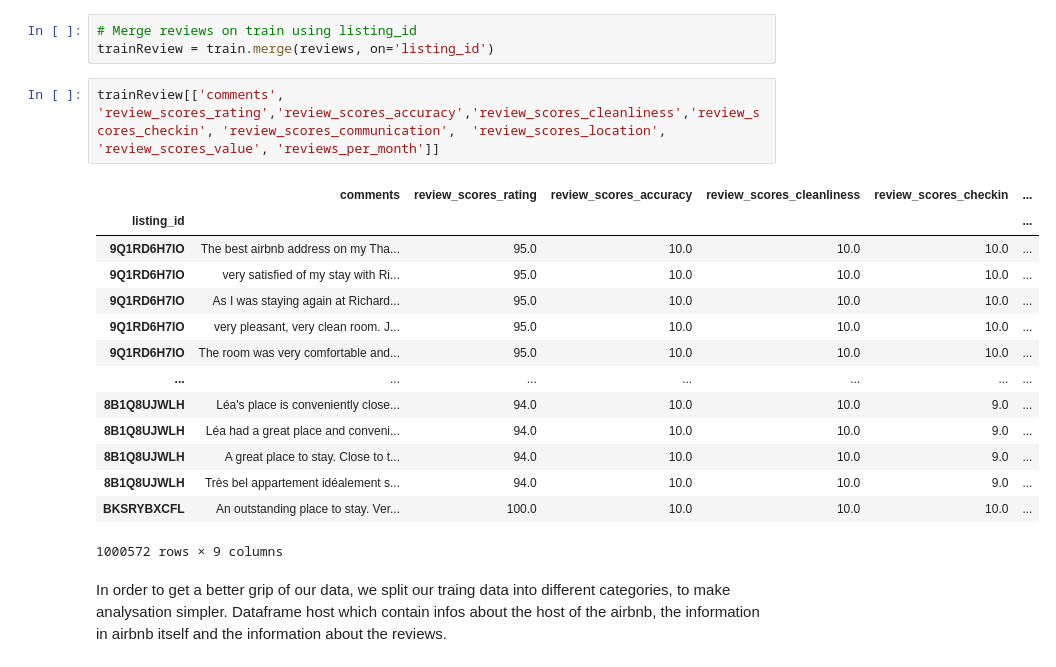
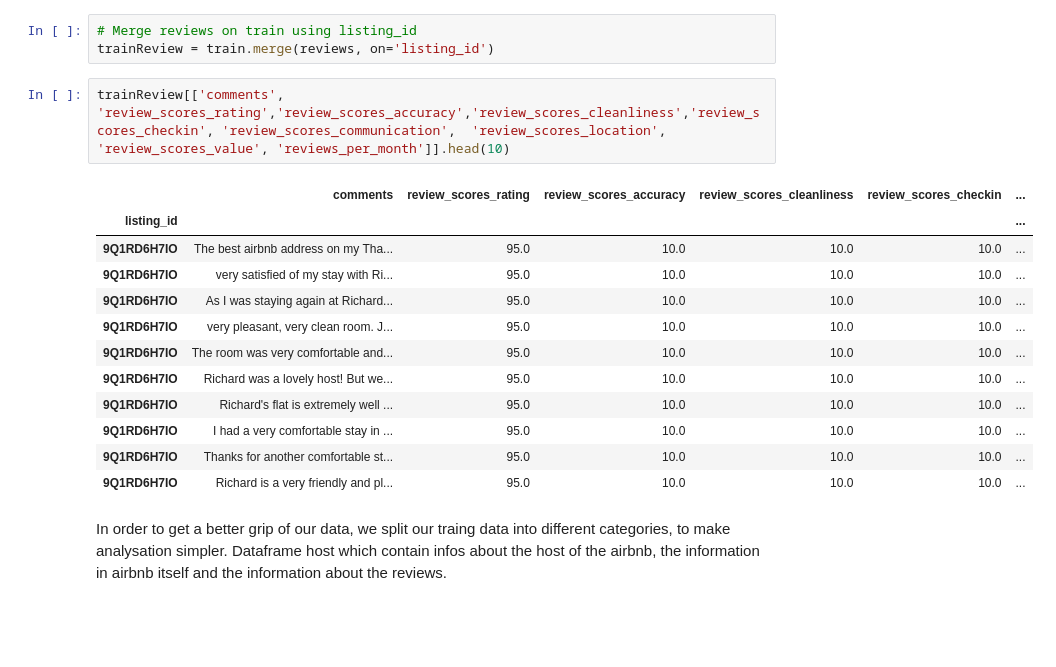
Before and after one commit to Janalytics94/AirBnBpricePredictor, a Jupyter notebook: notebooks/airbnb.ipynb, the cells around one changed output. Drawn from its saved outputs; the diff is of its cells as text; blank space fills up the shorter version.

```diff
--- a/notebooks/airbnb.ipynb
+++ b/notebooks/airbnb.ipynb
@@ -221,22 +467,20 @@ dtype: int64
 # Merge reviews on train using listing_id
 trainReview = train.merge(reviews, on='listing_id')
 # %%
-trainReview[['comments', 'review_scores_rating','review_scores_accuracy','review_scores_cleanliness','review_scores_checkin',	'review_scores_communication',	'review_scores_location',	'review_scores_value', 'reviews_per_month']]
+trainReview[['comments', 'review_scores_rating','review_scores_accuracy','review_scores_cleanliness','review_scores_checkin',	'review_scores_communication',	'review_scores_location',	'review_scores_value', 'reviews_per_month']].head(10)
 # %% [output]
 |  | comments | review_scores_rating | review_scores_accuracy | review_scores_cleanliness | review_scores_checkin | ... |
 | listing_id |  |  |  |  |  | ... |
 | 9Q1RD6H7IO | The best airbnb address on my Tha... | 95.0 | 10.0 | 10.0 | 10.0 | ... |
 | 9Q1RD6H7IO | very satisfied of my stay with Ri... | 95.0 | 10.0 | 10.0 | 10.0 | ... |
 | 9Q1RD6H7IO | As I was staying again at Richard... | 95.0 | 10.0 | 10.0 | 10.0 | ... |
 | 9Q1RD6H7IO | very pleasant, very clean room. J... | 95.0 | 10.0 | 10.0 | 10.0 | ... |
 | 9Q1RD6H7IO | The room was very comfortable and... | 95.0 | 10.0 | 10.0 | 10.0 | ... |
-| ... | ... | ... | ... | ... | ... | ... |
-| 8B1Q8UJWLH | Léa's place is conveniently close... | 94.0 | 10.0 | 10.0 | 9.0 | ... |
-| 8B1Q8UJWLH | Léa had a great place and conveni... | 94.0 | 10.0 | 10.0 | 9.0 | ... |
-| 8B1Q8UJWLH | A great place to stay. Close to t... | 94.0 | 10.0 | 10.0 | 9.0 | ... |
-| 8B1Q8UJWLH | Très bel appartement idéalement s... | 94.0 | 10.0 | 10.0 | 9.0 | ... |
-| BKSRYBXCFL | An outstanding place to stay. Ver... | 100.0 | 10.0 | 10.0 | 10.0 | ... |
+| 9Q1RD6H7IO | Richard was a lovely host! But we... | 95.0 | 10.0 | 10.0 | 10.0 | ... |
+| 9Q1RD6H7IO | Richard's flat is extremely well ... | 95.0 | 10.0 | 10.0 | 10.0 | ... |
+| 9Q1RD6H7IO | I had a very comfortable stay in ... | 95.0 | 10.0 | 10.0 | 10.0 | ... |
+| 9Q1RD6H7IO | Thanks for another comfortable st... | 95.0 | 10.0 | 10.0 | 10.0 | ... |
+| 9Q1RD6H7IO | Richard is a very friendly and pl... | 95.0 | 10.0 | 10.0 | 10.0 | ... |
-1000572 rows × 9 columns
 # %% [markdown]
 In order to get a better grip of our data, we split our traing data into different categories, to make analysation simpler.
 Dataframe host which contain infos about the host of the airbnb, the information in airbnb itself and the information about the reviews.
```
Also changed, not shown: parts of 5 cells of this notebook, 2 other files.
